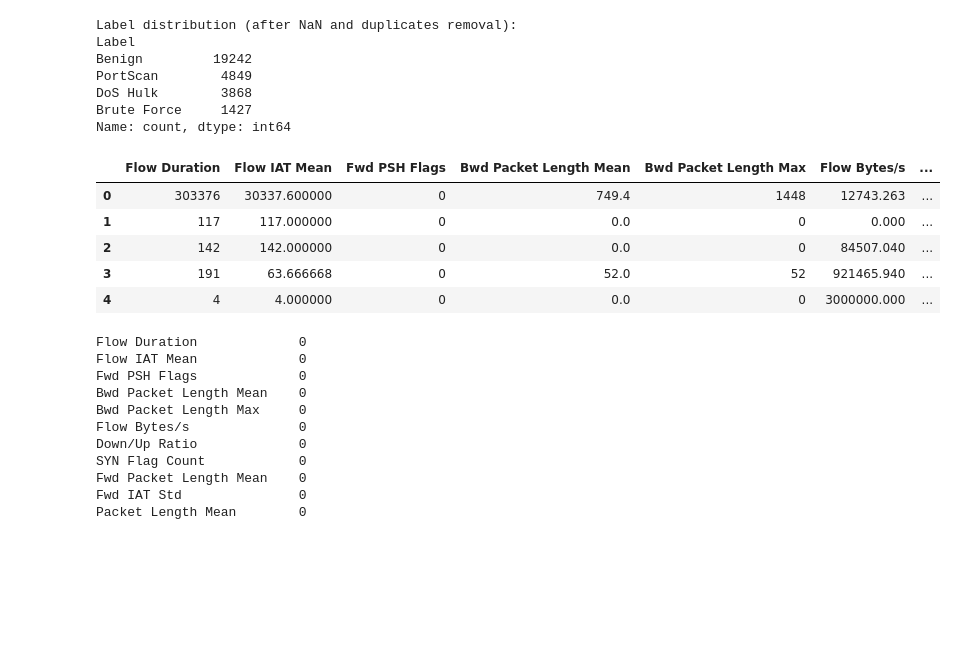
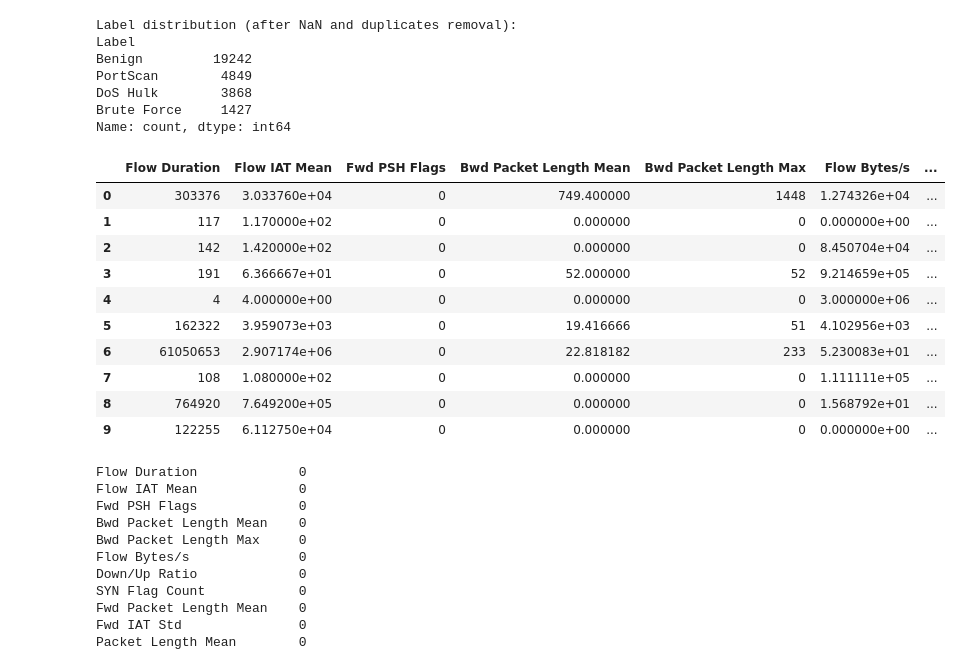
Before and after one commit to AImSecure/Laboratory1, a Jupyter notebook: lab/notebooks/Lab1_FFNN.ipynb, the cells around one changed output. Cells and saved outputs as stored; diff of their text form; code cells hidden in the pictures; blank space fills up the shorter version.

```diff
--- a/lab/notebooks/Lab1_FFNN.ipynb
+++ b/lab/notebooks/Lab1_FFNN.ipynb
@@ -300,14 +352,19 @@ Name: count, dtype: int64
 # %%
 # Encode labels
 label_encoder = LabelEncoder()
 df['Label'] = label_encoder.fit_transform(df['Label'])
 
-df.head()
+df.head(10)
 # %% [output]
 |  | Flow Duration | Flow IAT Mean | Fwd PSH Flags | Bwd Packet Length Mean | Bwd Packet Length Max | Flow Bytes/s | ... |
-| 0 | 303376 | 30337.600000 | 0 | 749.4 | 1448 | 12743.263 | ... |
-| 1 | 117 | 117.000000 | 0 | 0.0 | 0 | 0.000 | ... |
-| 2 | 142 | 142.000000 | 0 | 0.0 | 0 | 84507.040 | ... |
-| 3 | 191 | 63.666668 | 0 | 52.0 | 52 | 921465.940 | ... |
-| 4 | 4 | 4.000000 | 0 | 0.0 | 0 | 3000000.000 | ... |
+| 0 | 303376 | 3.033760e+04 | 0 | 749.400000 | 1448 | 1.274326e+04 | ... |
+| 1 | 117 | 1.170000e+02 | 0 | 0.000000 | 0 | 0.000000e+00 | ... |
+| 2 | 142 | 1.420000e+02 | 0 | 0.000000 | 0 | 8.450704e+04 | ... |
+| 3 | 191 | 6.366667e+01 | 0 | 52.000000 | 52 | 9.214659e+05 | ... |
+| 4 | 4 | 4.000000e+00 | 0 | 0.000000 | 0 | 3.000000e+06 | ... |
+| 5 | 162322 | 3.959073e+03 | 0 | 19.416666 | 51 | 4.102956e+03 | ... |
+| 6 | 61050653 | 2.907174e+06 | 0 | 22.818182 | 233 | 5.230083e+01 | ... |
+| 7 | 108 | 1.080000e+02 | 0 | 0.000000 | 0 | 1.111111e+05 | ... |
+| 8 | 764920 | 7.649200e+05 | 0 | 0.000000 | 0 | 1.568792e+01 | ... |
+| 9 | 122255 | 6.112750e+04 | 0 | 0.000000 | 0 | 0.000000e+00 | ... |
 # %%
```
Also changed, not shown: parts of 31 cells of this notebook.
